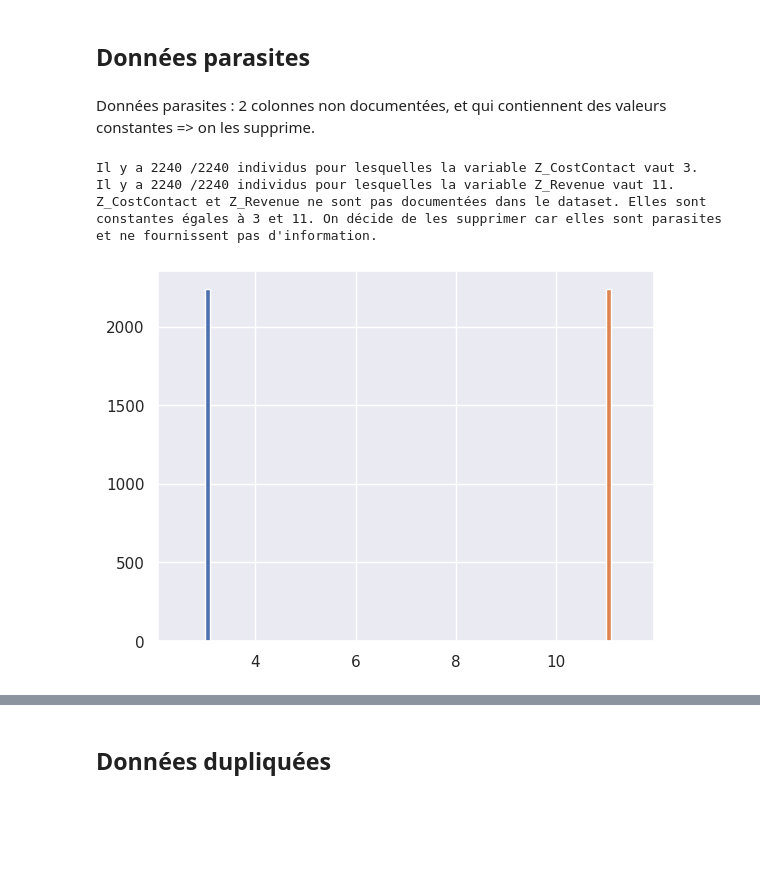
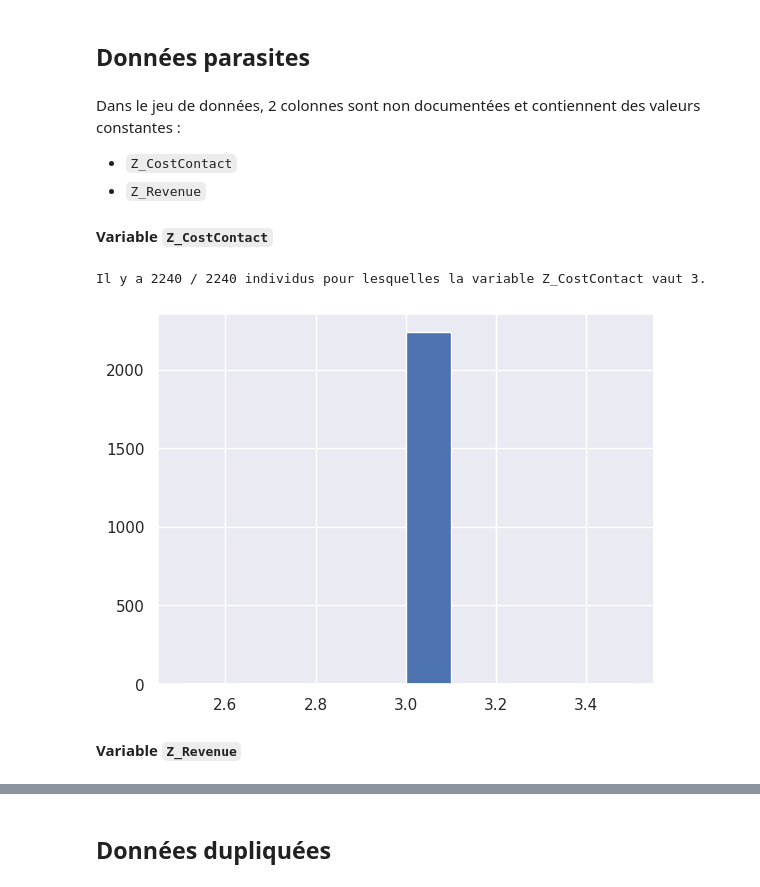
Before and after one commit to Ab2nour/customer-base-analysis, a Jupyter notebook: presentation.ipynb, the cells around one changed output, grey strips where cells are left out. Saved outputs shown, nothing was run; the diff lists cells and outputs as text; code cells hidden in the pictures; blank space fills up the shorter version.

Commit message:
refactor: reformulation pour les données parasites

```diff
--- a/presentation.ipynb
+++ b/presentation.ipynb
@@ -147,28 +147,22 @@ df["Education"].hist()
 # %% [markdown]
 ## Données parasites
 # %% [markdown]
-Données parasites : 2 colonnes non documentées, et qui contiennent des valeurs constantes => on les supprime.
+Dans le jeu de données, 2 colonnes sont non documentées et contiennent des valeurs constantes :
+- `Z_CostContact`
+- `Z_Revenue`
+# %% [markdown]
+**Variable `Z_CostContact`**
 # %%
 print(
     "Il y a",
     np.sum(df["Z_CostContact"] == 3),
-    "/2240 individus pour lesquelles la variable Z_CostContact vaut 3.",
-)
-print(
-    "Il y a",
-    np.sum(df["Z_Revenue"] == 11),
-    "/2240 individus pour lesquelles la variable Z_Revenue vaut 11.",
+    "/ 2240 individus pour lesquelles la variable Z_CostContact vaut 3.",
 )
 
 plt.hist(df["Z_CostContact"])
-plt.hist(df["Z_Revenue"])
-
-print(
-    "Z_CostContact et Z_Revenue ne sont pas documentées dans le dataset. Elles sont constantes égales à 3 et 11.",
-    "On décide de les supprimer car elles sont parasites et ne fournissent pas d'information.",
-)
+plt.show()
 # %% [output]
-Il y a 2240 /2240 individus pour lesquelles la variable Z_CostContact vaut 3.
-Il y a 2240 /2240 individus pour lesquelles la variable Z_Revenue vaut 11.
-Z_CostContact et Z_Revenue ne sont pas documentées dans le dataset. Elles sont constantes égales à 3 et 11. On décide de les supprimer car elles sont parasites et ne fournissent pas d'information.
+Il y a 2240 / 2240 individus pour lesquelles la variable Z_CostContact vaut 3.
-[figure, old version]
+[figure, new version]
+# %% [markdown]
+**Variable `Z_Revenue`**
```
Also changed, not shown: parts of 7 cells of this notebook.
